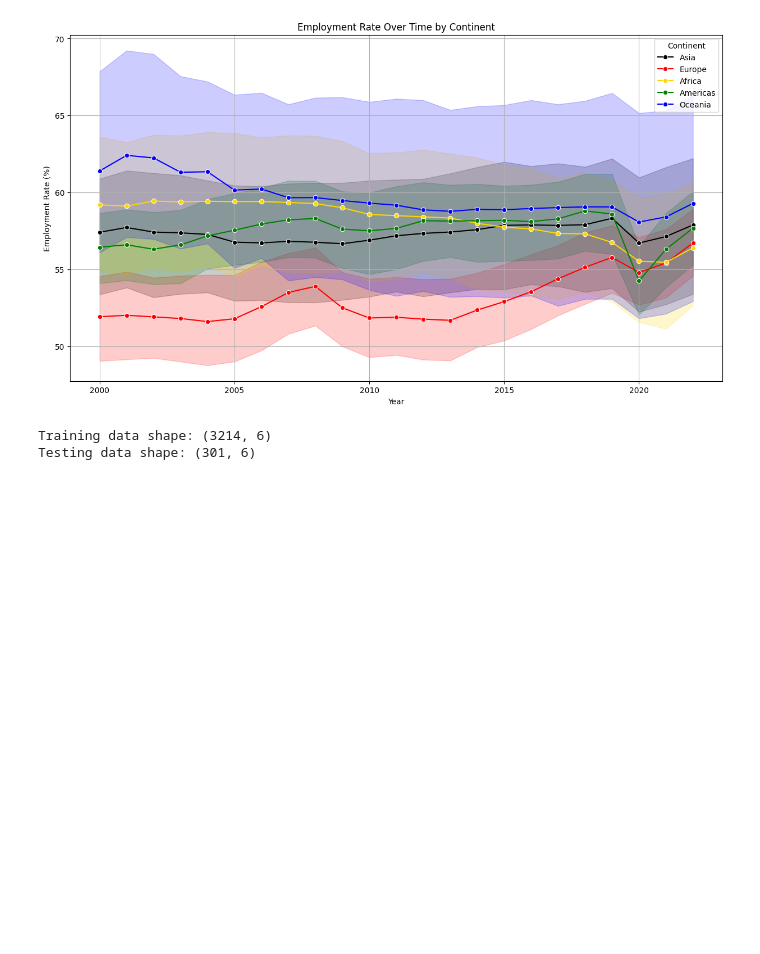
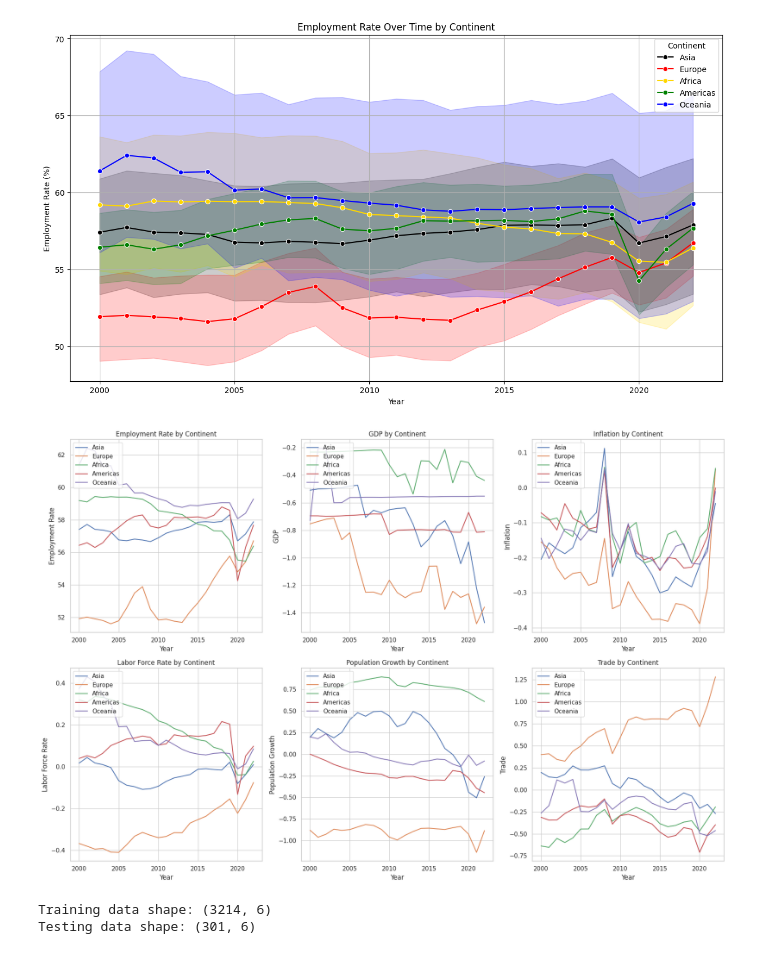
Before and after one commit to Noman-Sajal/Employment-Rate-Prediction-by-Neural-Network, a Jupyter notebook: final_work_80_1.ipynb, the cells around one changed output. Saved outputs shown, nothing was run; the diff lists cells and outputs as text; code cells hidden in the pictures; blank space fills up the shorter version.

Commit message:
Subplot for the features ( Time series trend)

```diff
--- a/final_work_80_1.ipynb
+++ b/final_work_80_1.ipynb
@@ -607,6 +607,31 @@ plt.grid(True)
 plt.show()
 # %% [output]
 [figure]
+# %%
+# Create subplots for different features
+fig, axes = plt.subplots(2, 3, figsize=(18, 12))
+
+# Features to plot
+features = ['Employment Rate', 'GDP', 'Inflation', 'Labor Force Rate', 'Population Growth', 'Trade']
+
+# Loop through features and plot for each continent
+for i, feature in enumerate(features):
+    ax = axes[i//3, i%3]
+
+    for continent in continents:
+        continent_data = continent_time_series[continent_time_series['Continent'] == continent]
+        ax.plot(continent_data['Year'], continent_data[feature], label=f'{continent}')
+
+    ax.set_title(f'{feature} by Continent')
+    ax.set_xlabel('Year')
+    ax.set_ylabel(feature)
+    ax.legend(loc='upper left')
+    ax.grid(True)
+
+plt.tight_layout()
+plt.show()
+# %% [output]
+[figure, added]
 # %%
 # Split data into training and testing based on the year
 train_df = df_renamed[df_renamed['Year'] <= 2020]
```
